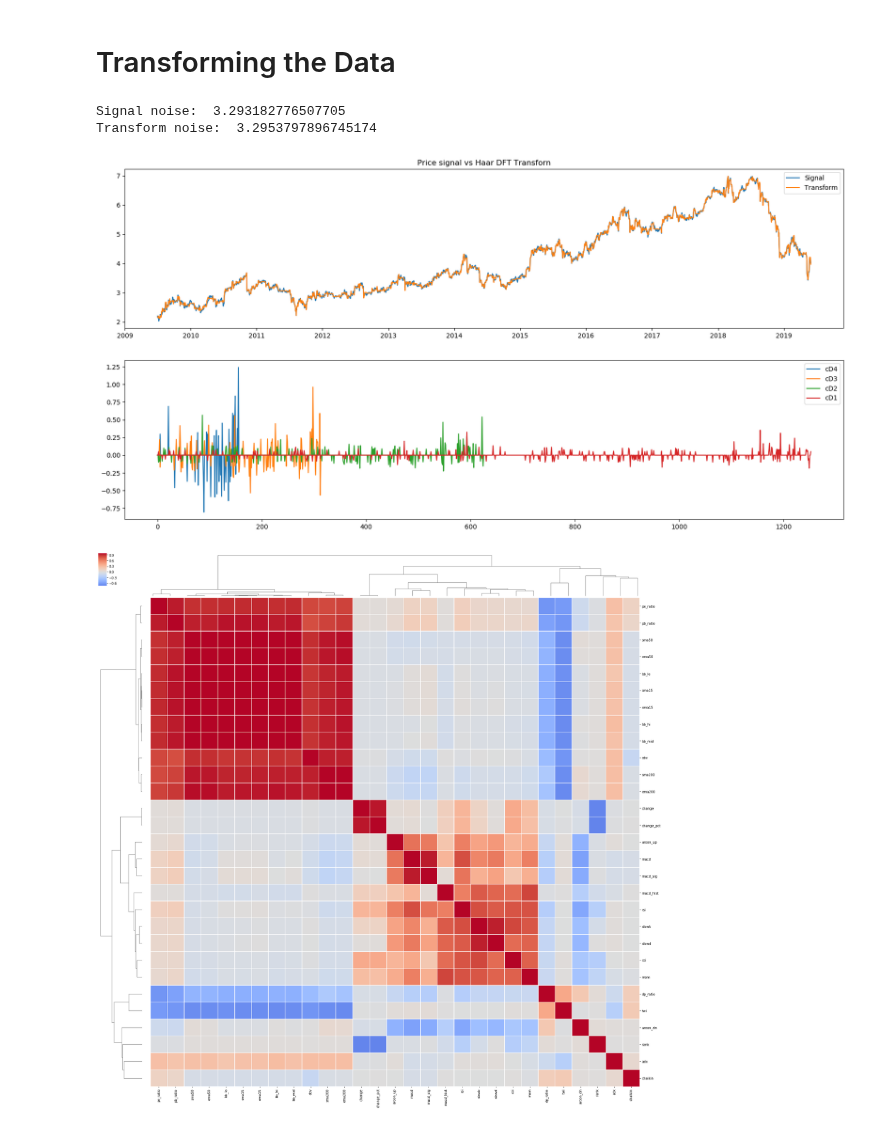
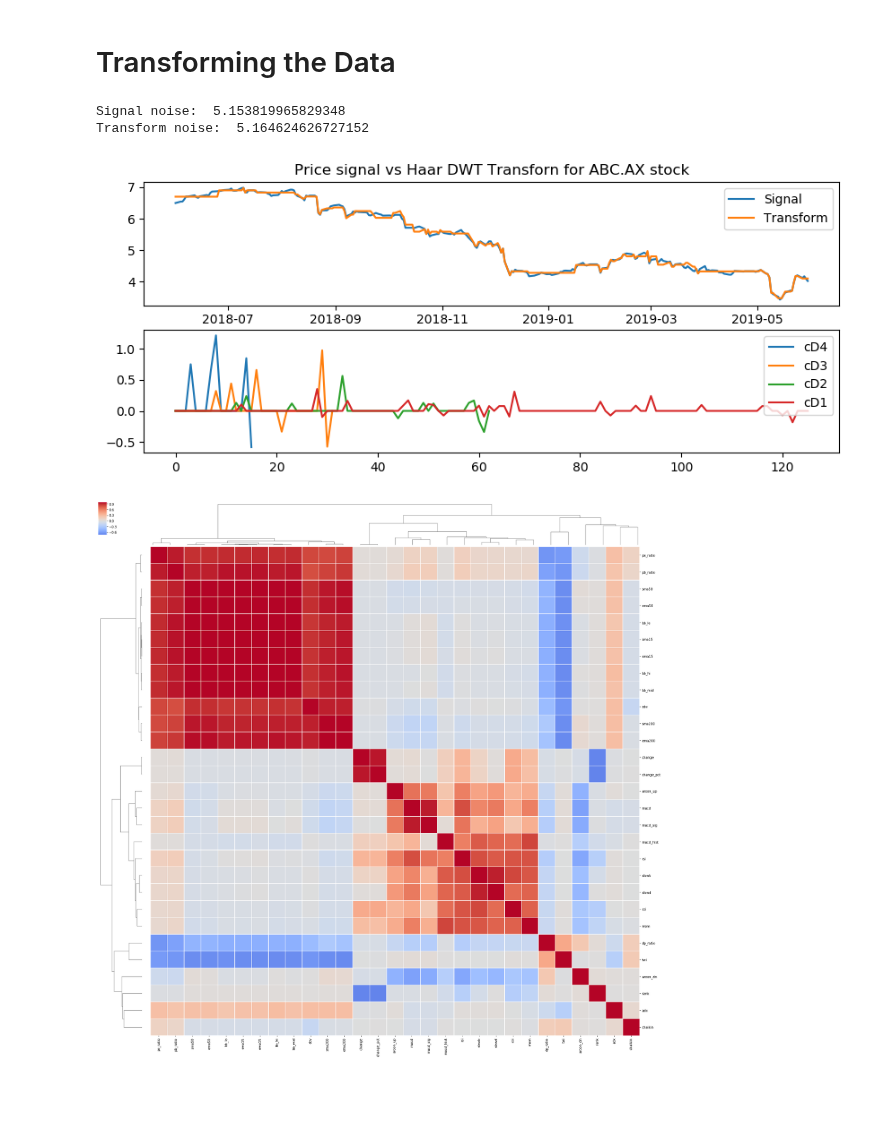
Before and after one commit to natashajenny/StockIt, a Jupyter notebook: scripts/predictor-Copy3.ipynb, the cells around one changed output. Drawn from its saved outputs; the diff is of its cells as text; code cells hidden in the pictures; blank space fills up the shorter version.

```diff
--- a/scripts/predictor-Copy3.ipynb
+++ b/scripts/predictor-Copy3.ipynb
@@ -23,7 +25,7 @@ warnings.filterwarnings("ignore")
 # Read Stock Data
 # %%
 stock = 'ABC'
-start = datetime.strptime('2009-07-01', '%Y-%m-%d').date()
+start = datetime.strptime('2018-06-01', '%Y-%m-%d').date()
 finish = datetime.strptime('2019-05-30', '%Y-%m-%d').date()
 # %%
 engine = start_engine()
@@ -94,24 +96,25 @@ df['dwt'] = tx
 print('Signal noise: ', x.mean()/x.std())
 print('Transform noise: ', tx.mean()/tx.std())
 # %% [output]
-Signal noise:  3.293182776507705
-Transform noise:  3.2953797896745174
+Signal noise:  5.153819965829348
+Transform noise:  5.164624626727152
 # %%
-plt.figure(figsize=(20, 10), dpi=100)
+plt.figure(figsize=(10, 4), dpi=100)
 plt.subplot(2, 1, 1)
 plt.plot(df.index, x, label='Signal')
 plt.plot(df.index, tx, label='Transform')
-plt.title('Price signal vs Haar DFT Transforn')
+plt.title('Price signal vs Haar DWT Transforn for ABC.AX stock')
 plt.legend()
 plt.subplot(2, 1, 2)
 plt.plot(cD4, label='cD4')
 plt.plot(cD3, label='cD3')
 plt.plot(cD2, label='cD2')
 plt.plot(cD1, label='cD1')
 plt.legend()
+plt.savefig('dwt.png')
 plt.show()
 # %% [output]
-[figure, old version]
+[figure, new version]
 # %%
 corr = df.iloc[:, 7:-8].corr()
 plot = sns.clustermap(corr, cmap='coolwarm', center=0, square=True, linewidths=.5, figsize=(30, 30))
```
Also changed, not shown: parts of 1 cell of this notebook, 5 other files.
